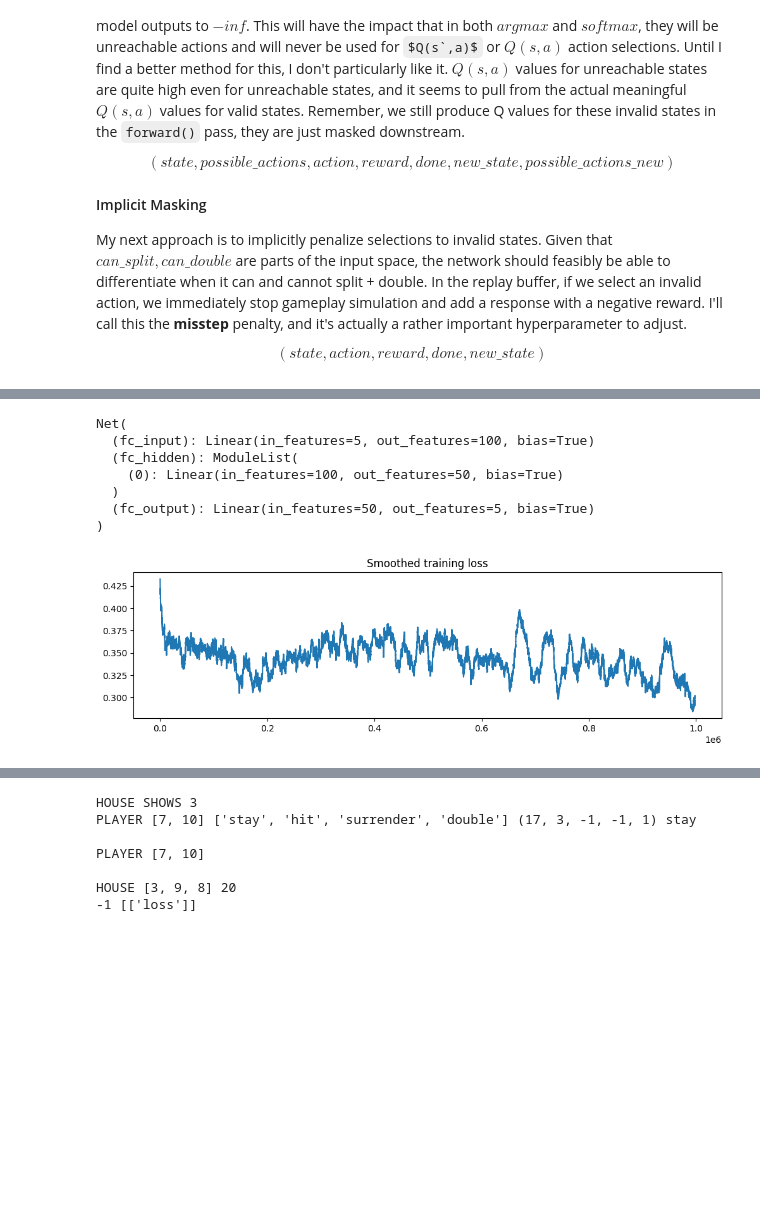
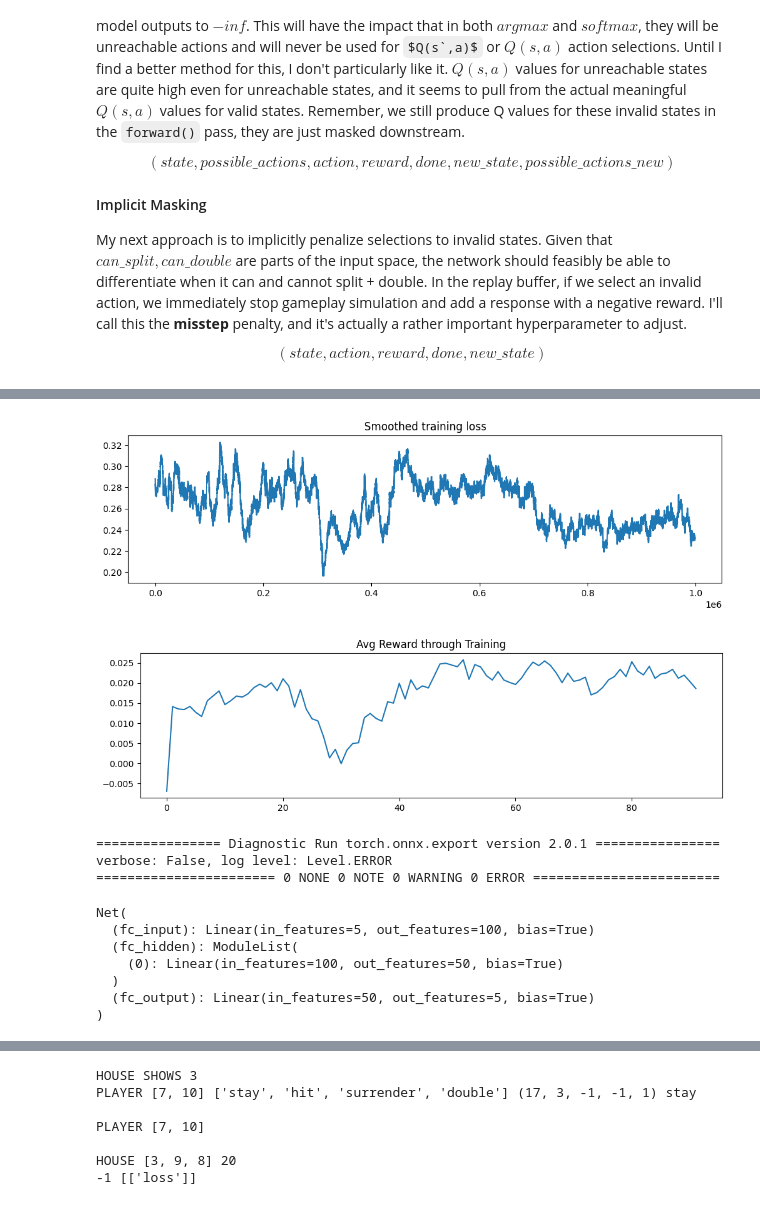
Before and after one commit to petersim1/Blackjack_RL, a Jupyter notebook: Deep_Learning.ipynb, the cells around one changed output, grey strips where cells are left out. Drawn from its saved outputs; the diff is of its cells as text; code cells hidden in the pictures; some formulas as TeX source; blank space fills up the shorter version.

```diff
--- a/Deep_Learning.ipynb
+++ b/Deep_Learning.ipynb
@@ -200,6 +224,30 @@ Net(
   )
   (fc_output): Linear(in_features=50, out_features=5, bias=True)
 )
+# %%
+plt.figure(figsize=(12,3))
+plt.plot(np.convolve(training_loss, np.ones(1000)/1000, mode="valid"))
+plt.title("Smoothed training loss")
+# plt.vlines(range(len(training_loss))[::1000], ymin=.25, ymax=.55)
+plt.show()
+
+plt.figure(figsize=(12,3))
+plt.plot(np.convolve(mean_rewards, np.ones(10)/10, mode="valid"))
+plt.title("Avg Reward through Training")
+plt.show()
+# %% [output]
+[figure, added]
+[figure, added]
 # %%
 torch.save(network.state_dict(), "./models/deep_q.pt")
+
+torch.onnx.export(
+    network,
+    torch.tensor([5,11,-1,-1,1], dtype=torch.float32),
+    "./models/deep_q.onnx"
+)
+# %% [output]
+================ Diagnostic Run torch.onnx.export version 2.0.1 ================
+verbose: False, log level: Level.ERROR
+======================= 0 NONE 0 NOTE 0 WARNING 0 ERROR ========================
 # %%
@@ -214,14 +262,6 @@ Net(
   )
   (fc_output): Linear(in_features=50, out_features=5, bias=True)
 )
-# %%
-plt.figure(figsize=(12,3))
-plt.plot(np.convolve(training_loss, np.ones(1000)/1000, mode="valid"))
-plt.title("Smoothed training loss")
-# plt.vlines(range(len(training_loss))[::1000], ymin=.25, ymax=.55)
-plt.show()
-# %% [output]
-[figure, removed]
 # %%
 all_states = gen_all_states(include_count=False)
 
```
Also changed, not shown: parts of 15 cells of this notebook, 16 other files.
